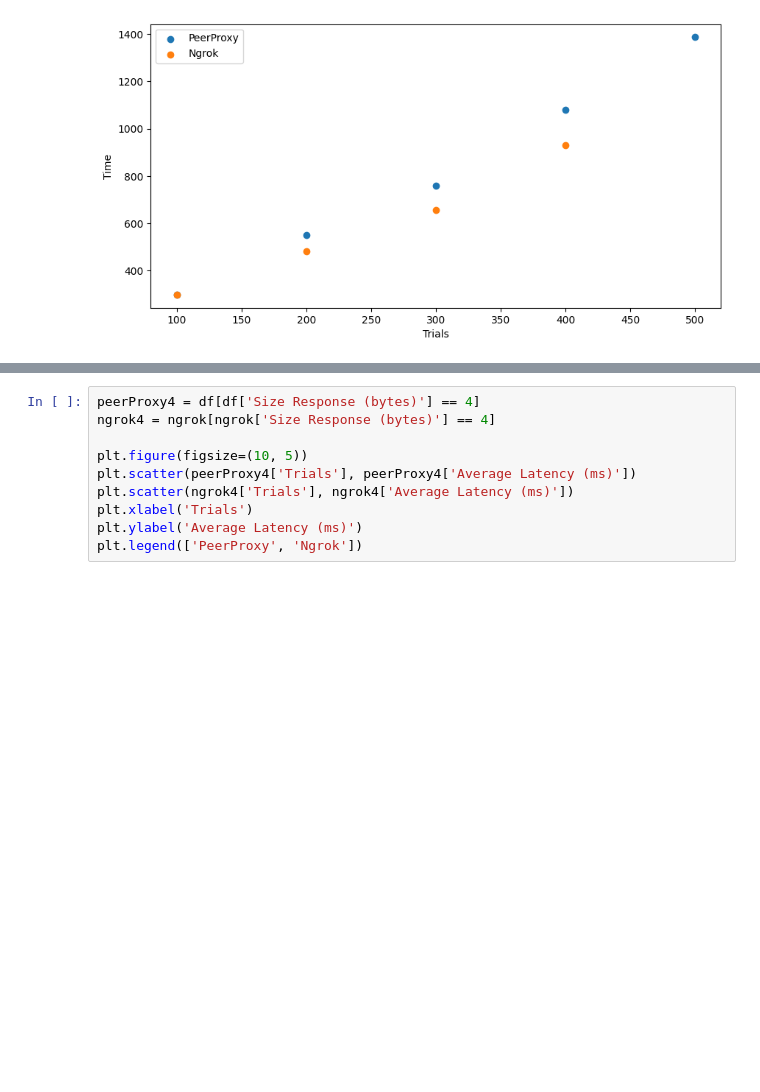
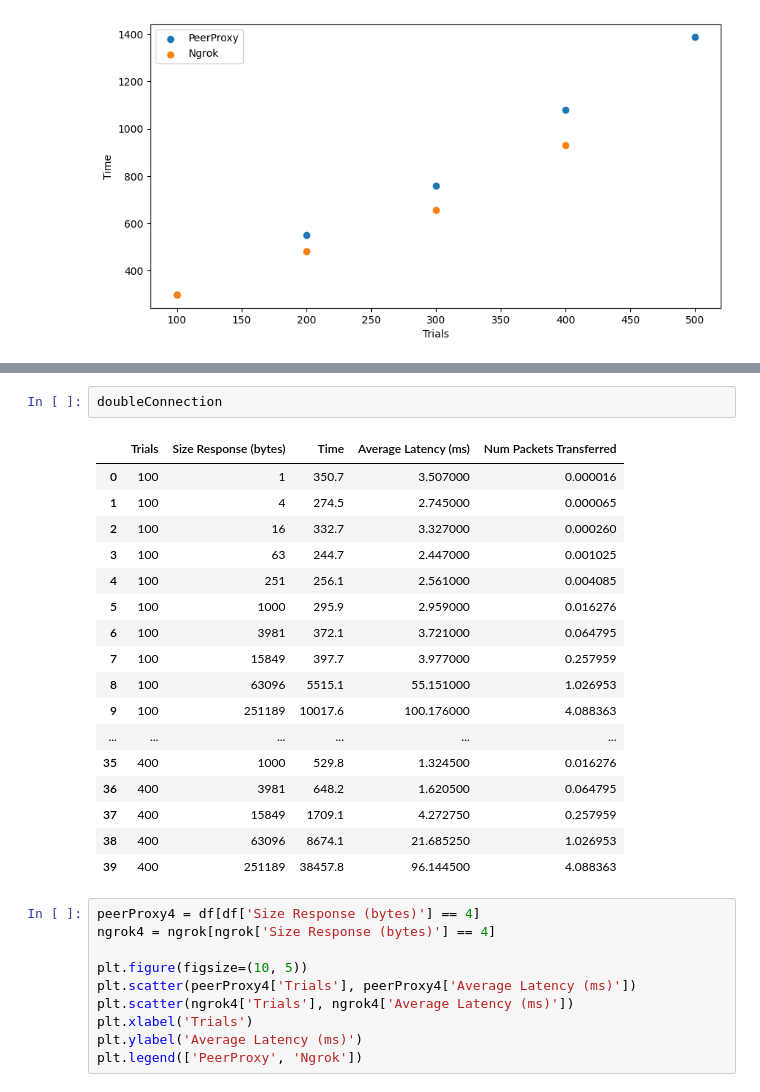
Before and after one commit to Nathanllee1/PeerProxy, a Jupyter notebook: profiling/automatedTesting/latency.ipynb, the cells around one changed output, grey strips where cells are left out. Saved outputs shown, nothing was run; the diff lists cells and outputs as text; blank space fills up the shorter version.

```diff
--- a/profiling/automatedTesting/latency.ipynb
+++ b/profiling/automatedTesting/latency.ipynb
@@ -189,3 +202,23 @@ plt.show()
+# %%
+doubleConnection
+# %% [output]
+|  | Trials | Size Response (bytes) | Time | Average Latency (ms) | Num Packets Transferred |
+| 0 | 100 | 1 | 350.7 | 3.507000 | 0.000016 |
+| 1 | 100 | 4 | 274.5 | 2.745000 | 0.000065 |
+| 2 | 100 | 16 | 332.7 | 3.327000 | 0.000260 |
+| 3 | 100 | 63 | 244.7 | 2.447000 | 0.001025 |
+| 4 | 100 | 251 | 256.1 | 2.561000 | 0.004085 |
+| 5 | 100 | 1000 | 295.9 | 2.959000 | 0.016276 |
+| 6 | 100 | 3981 | 372.1 | 3.721000 | 0.064795 |
+| 7 | 100 | 15849 | 397.7 | 3.977000 | 0.257959 |
+| 8 | 100 | 63096 | 5515.1 | 55.151000 | 1.026953 |
+| 9 | 100 | 251189 | 10017.6 | 100.176000 | 4.088363 |
+| ... | ... | ... | ... | ... | ... |
+| 35 | 400 | 1000 | 529.8 | 1.324500 | 0.016276 |
+| 36 | 400 | 3981 | 648.2 | 1.620500 | 0.064795 |
+| 37 | 400 | 15849 | 1709.1 | 4.272750 | 0.257959 |
+| 38 | 400 | 63096 | 8674.1 | 21.685250 | 1.026953 |
+| 39 | 400 | 251189 | 38457.8 | 96.144500 | 4.088363 |
 # %%
 peerProxy4 = df[df['Size Response (bytes)'] == 4]
 ngrok4 = ngrok[ngrok['Size Response (bytes)'] == 4]
```
Also changed, not shown: parts of 3 cells of this notebook, 5 other files.
